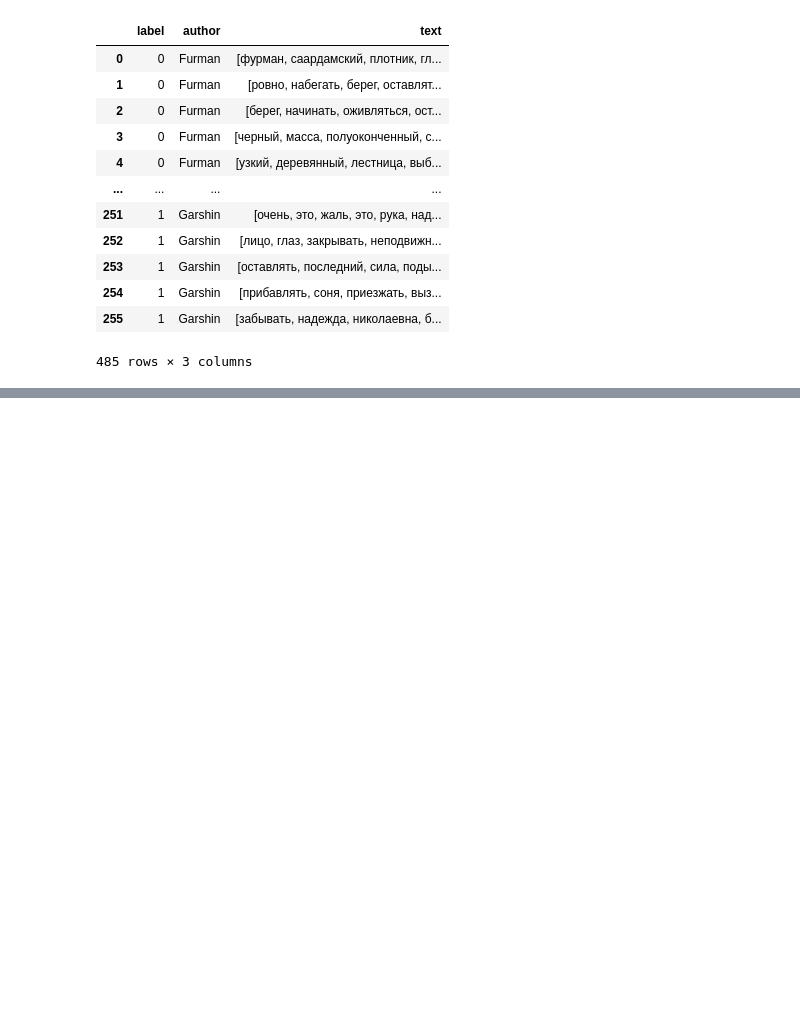
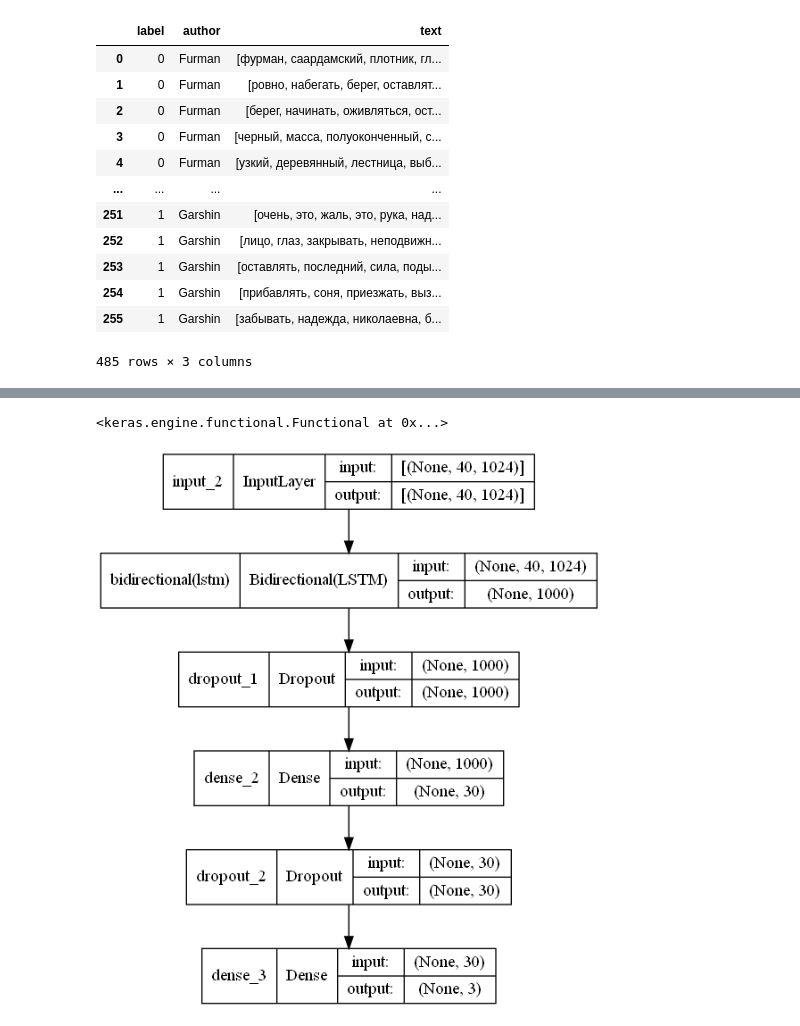
Before and after one commit to kmaltcev/NLP-BiLSTM-model, a Jupyter notebook: CNN_BiLSTM.ipynb, the cells around one changed output, grey strips where cells are left out. Cells and saved outputs as stored; diff of their text form; code cells hidden in the pictures; blank space fills up the shorter version.

```diff
--- a/CNN_BiLSTM.ipynb
+++ b/CNN_BiLSTM.ipynb
@@ -186,4 +160,12 @@ score_a = cnn.validation(train_set)
 # %%
 bilstm = BiLSTM(train_set.X_shape(), hidden_state_dim=500)
+# %%
+bilstm.build()
+# %% [output]
+<keras.engine.functional.Functional at 0x...>
+# %%
+bilstm.plot_model()
+# %% [output]
+[figure, added]
 # %%
 bilstm.fit(train_set)
```
Also changed, not shown: parts of 26 cells of this notebook, 14 other files.
